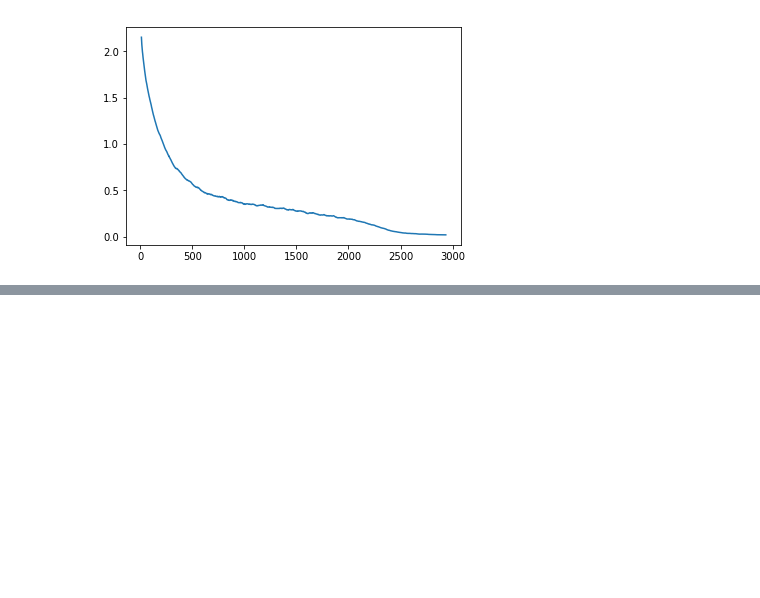
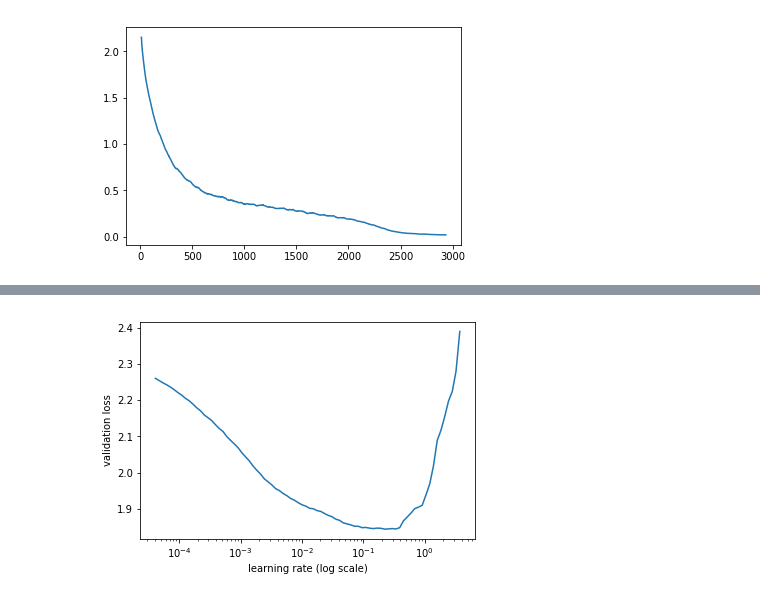
Before and after one commit to anhquan0412/fast_ai_part2_2018, a Jupyter notebook: cifar10_1cycle.ipynb, the cells around one changed output, grey strips where cells are left out. Drawn from its saved outputs; the diff is of its cells as text; code cells hidden in the pictures; blank space fills up the shorter version.

```diff
--- a/cifar10_1cycle.ipynb
+++ b/cifar10_1cycle.ipynb
@@ -104,13 +104,13 @@ for i,ax in enumerate(axes.flat):
 # %% [markdown]
 # Model
 # %%
-def accuracy(preds, targs):
+def accuracy_cpu(preds, targs):
     preds = torch.max(preds, dim=1)[1]
     return (preds.cpu()==targs).float().mean()
 def get_learner(arch, bs):
     learn = ConvLearner.from_model_data(arch.cuda(), get_data(bs))
     learn.crit = nn.CrossEntropyLoss()
-    learn.metrics = [accuracy]
+    learn.metrics = [accuracy_cpu]
     return learn
 # %%
 def get_TTA_accuracy(learn):
@@ -316,0 +335,18 @@ learn.sched.plot_loss()
+# %%
+classes = ('plane', 'car', 'bird', 'cat', 'deer', 'dog', 'frog', 'horse', 'ship', 'truck')
+stats = (np.array([ 0.4914 ,  0.48216,  0.44653]), np.array([ 0.24703,  0.24349,  0.26159]))
+
+bs=512
+sz=32
+
+tfms = tfms_from_stats(stats, sz, aug_tfms=[RandomCrop(sz), RandomFlip()], pad=sz//8)
+data = ImageClassifierData.from_paths(PATH, val_name='test', tfms=tfms, bs=bs)
+# %%
+m = wrn_22()
+
+learn = ConvLearner.from_model_data(m, data)
+learn.crit = nn.CrossEntropyLoss()
+learn.metrics = [accuracy]
+learn.opt_fn = partial(optim.Adam, betas=(0.95,0.99))
+wd=1e-4
+# lr=0.5
@@ -316,0 +361,4 @@ learn.sched.plot_loss()
+# %%
+learn.sched.plot()
+# %% [output]
+[figure, added]
```
Also changed, not shown: parts of 18 cells of this notebook.
